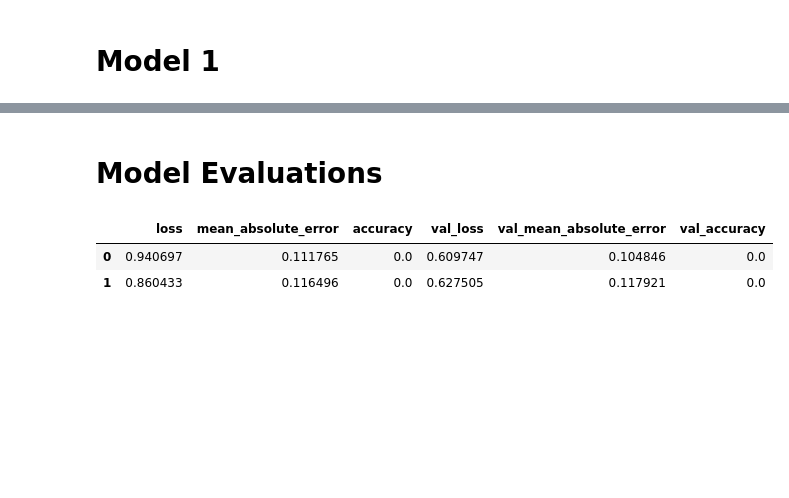
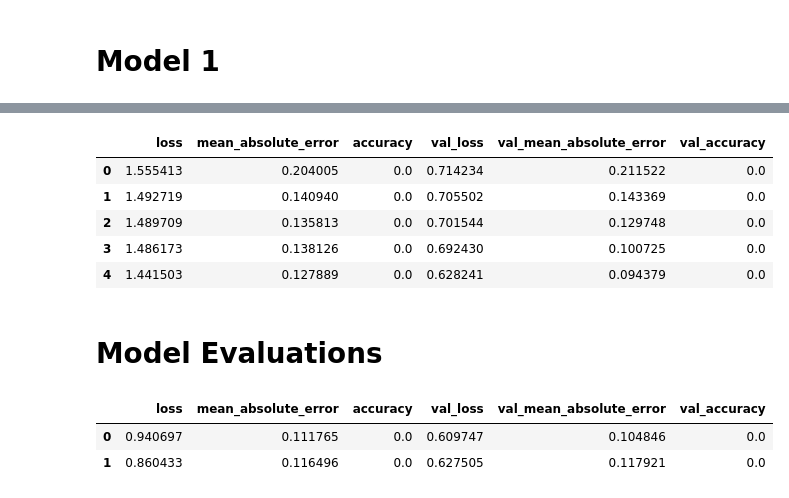
Before and after one commit to rreuther8-berkeley/UCB_207_sec01_fin_nlp, a Jupyter notebook: sequence_w_post_date_model.ipynb, the cells around one changed output, grey strips where cells are left out. Cells and saved outputs as stored; diff of their text form; code cells hidden in the pictures; blank space fills up the shorter version.

Commit message:
Adding date-related models

```diff
--- a/sequence_w_post_date_model.ipynb
+++ b/sequence_w_post_date_model.ipynb
@@ -186,0 +238,24 @@ hist_1_mf.to_csv('hist_1_mf.csv')
+# %%
+model_2_multifeature = build_multifeature_model_2()
+early_stopping = tf.keras.callbacks.EarlyStopping(monitor='val_loss', patience=1, restore_best_weights=True)
+history_2_mf = model_2_multifeature.fit(
+    {
+        'fulltext': vectorized_text[:10000],
+        'hour_of_day': X_train['hour_of_day'][:10000],
+        'day_of_week': X_train['day_of_week'][:10000],
+    },
+    y_train[:10000],
+    epochs=5,
+    batch_size=2,
+    verbose=1,
+    callbacks=[early_stopping],
+    validation_data=({
+        'fulltext': vectorized_text_val,
+        'hour_of_day': X_val['hour_of_day'],
+        'day_of_week': X_val['day_of_week']
+    }, y_val)
+)
+
+hist_2_mf = pd.DataFrame(history_2_mf.history)
+hist_2_mf
+# %% [output]
@@ -186,0 +272,6 @@ hist_1_mf.to_csv('hist_1_mf.csv')
+|  | loss | mean_absolute_error | accuracy | val_loss | val_mean_absolute_error | val_accuracy |
+| 0 | 1.555413 | 0.204005 | 0.0 | 0.714234 | 0.211522 | 0.0 |
+| 1 | 1.492719 | 0.140940 | 0.0 | 0.705502 | 0.143369 | 0.0 |
+| 2 | 1.489709 | 0.135813 | 0.0 | 0.701544 | 0.129748 | 0.0 |
+| 3 | 1.486173 | 0.138126 | 0.0 | 0.692430 | 0.100725 | 0.0 |
+| 4 | 1.441503 | 0.127889 | 0.0 | 0.628241 | 0.094379 | 0.0 |
```
Also changed, not shown: parts of 12 cells of this notebook, 8 other files.
